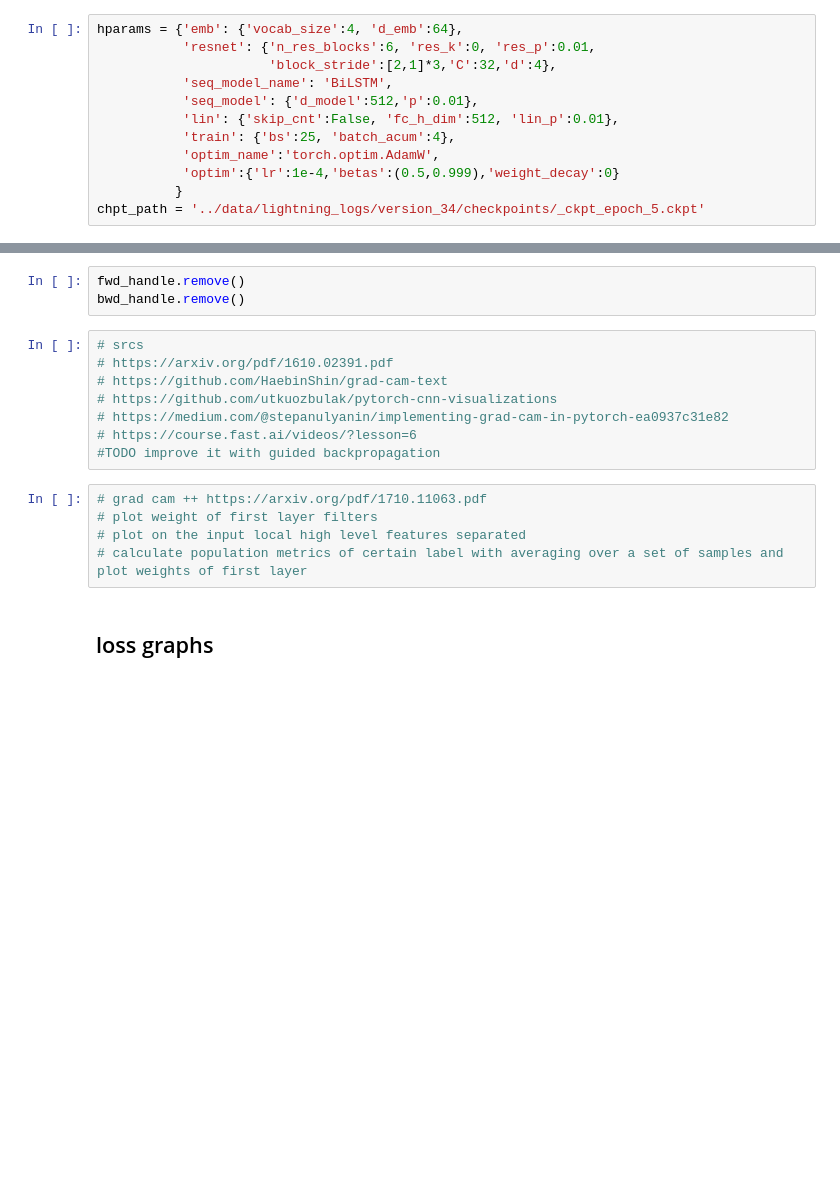
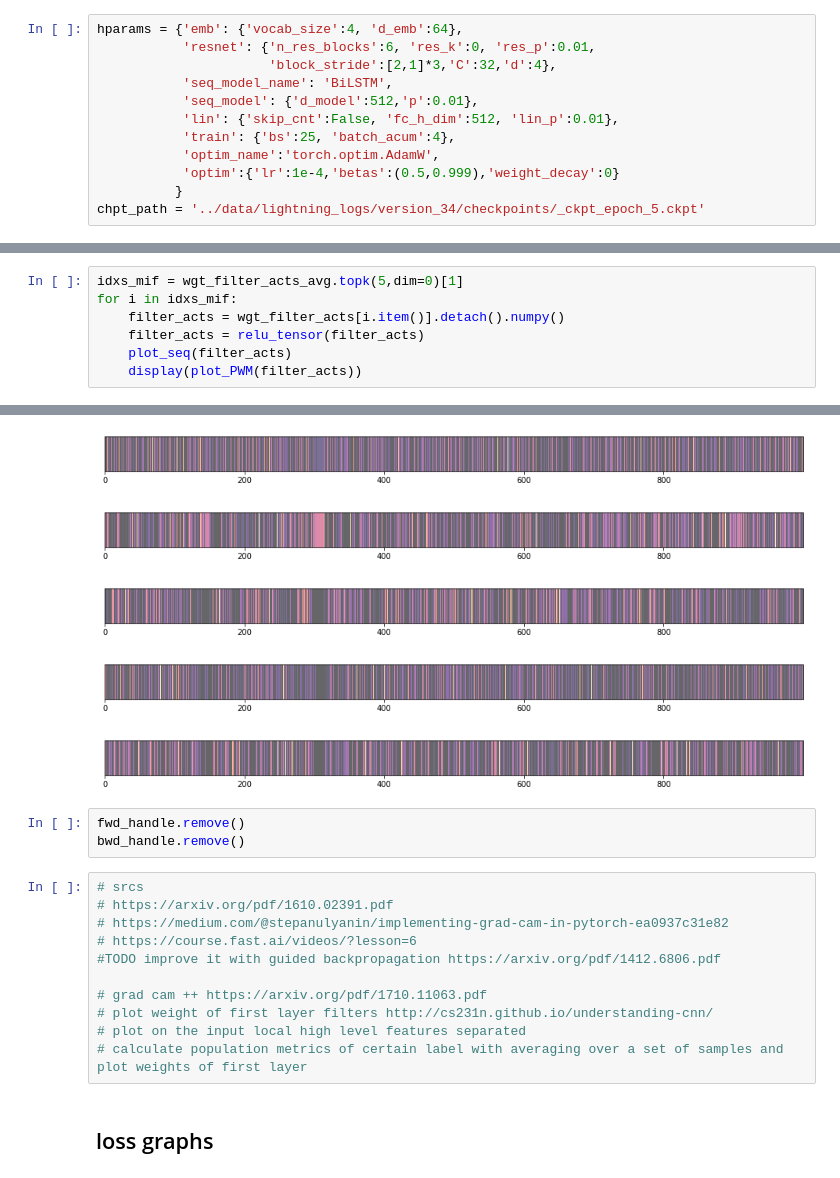
Before and after one commit to Rvbens/non-coding-DNA-classifier, a Jupyter notebook: notebooks/5. Evaluation.ipynb, the cells around one changed output, grey strips where cells are left out. Cells and saved outputs as stored; diff of their text form; blank space fills up the shorter version.

```diff
--- a/notebooks/5. Evaluation.ipynb
+++ b/notebooks/5. Evaluation.ipynb
@@ -96,0 +268,8 @@ torch.Size([512])
+# %%
+idxs_mif = wgt_filter_acts_avg.topk(5,dim=0)[1]
+for i in idxs_mif:
+    filter_acts = wgt_filter_acts[i.item()].detach().numpy()
+    filter_acts = relu_tensor(filter_acts)
+    plot_seq(filter_acts)
+    display(plot_PWM(filter_acts))
+# %% [output]
@@ -97,19 +281,22 @@ torch.Size([512])
+[figure, added]
+[figure, added]
+[figure, added]
+[figure, added]
+[figure, added]
 # %%
 fwd_handle.remove()
 bwd_handle.remove()
 # %%
 # srcs
 # https://arxiv.org/pdf/1610.02391.pdf
-# https://github.com/HaebinShin/grad-cam-text
-# https://github.com/utkuozbulak/pytorch-cnn-visualizations
 # https://medium.com/@stepanulyanin/implementing-grad-cam-in-pytorch-ea0937c31e82
 # https://course.fast.ai/videos/?lesson=6
-#TODO improve it with guided backpropagation
+#TODO improve it with guided backpropagation https://arxiv.org/pdf/1412.6806.pdf
+
+# grad cam ++ https://arxiv.org/pdf/1710.11063.pdf
+# plot weight of first layer filters http://cs231n.github.io/understanding-cnn/
+# plot on the input local high level features separated
+# calculate population metrics of certain label with averaging over a set of samples and plot weights of first layer
-# %%
-# grad cam ++ https://arxiv.org/pdf/1710.11063.pdf
-# plot weight of first layer filters
-# plot on the input local high level features separated
-# calculate population metrics of certain label with averaging over a set of samples and plot weights of first layer
 # %% [markdown]
 ## loss graphs
 # %%
```
Also changed, not shown: parts of 15 cells of this notebook, 3 other files.
